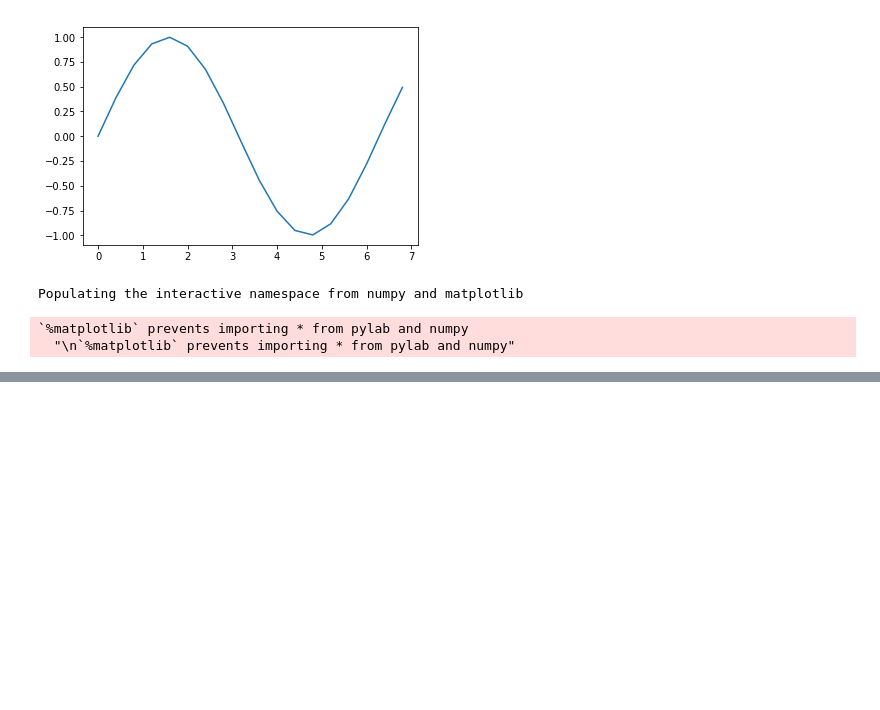
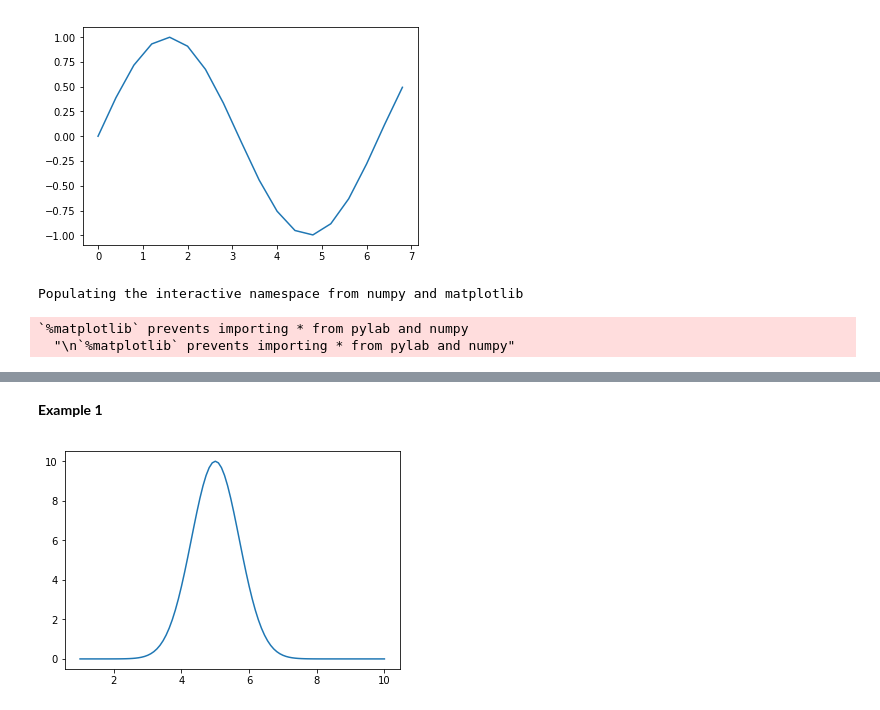
Before and after one commit to roemvaar/intro-data-science-itson-2019, a Jupyter notebook: plotting.ipynb, the cells around one changed output, grey strips where cells are left out. Cells and saved outputs as stored; diff of their text form; code cells hidden in the pictures; blank space fills up the shorter version.

```diff
--- a/plotting.ipynb
+++ b/plotting.ipynb
@@ -203,0 +204,9 @@ legend()
+# %% [markdown]
+**Example 1**
+# %%
+# normal distribution
+x = linspace(1,10,100)
+y = 10*np.exp(-(x-5)**2)
+lines = plot(x,y)
+# %% [output]
+[figure, added]
```
Also changed, not shown: parts of 8 cells of this notebook, 3 other files.
